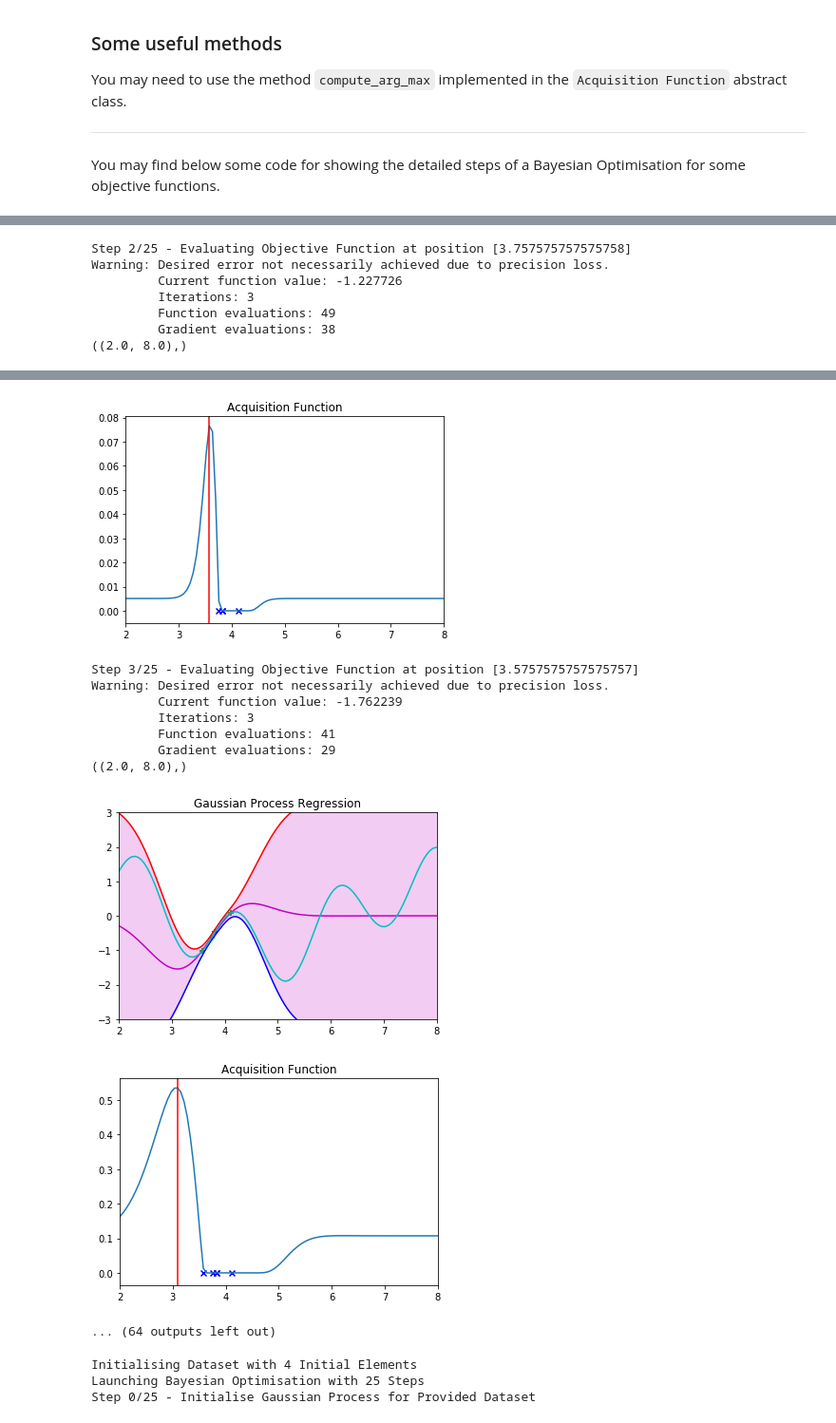
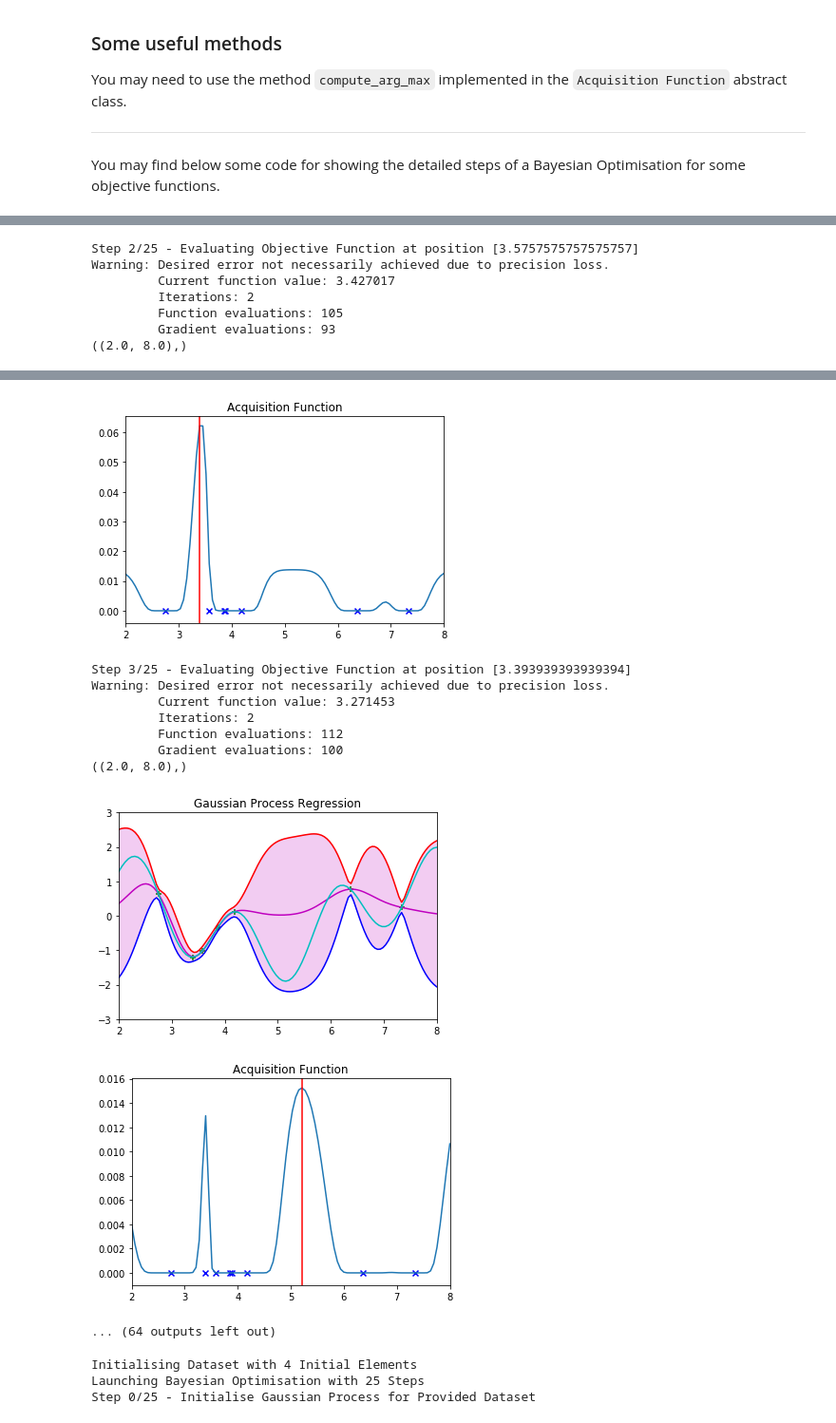
Before and after one commit to FrancisRhysWard/Gaussian-Processes, a Jupyter notebook: bayesian_optimisation.ipynb, the cells around one changed output, grey strips where cells are left out. Shown at 95% size. Saved outputs shown, nothing was run; the diff lists cells and outputs as text; code cells hidden in the pictures.

```diff
--- a/bayesian_optimisation.ipynb
+++ b/bayesian_optimisation.ipynb
@@ -469,7 +473,7 @@ bayesian_optimisation = BayesianOptimisation(
     acquisition_function
 )
 
-number_initial_elements = 1
+number_initial_elements = 4
 print(f"Initialising Dataset with {number_initial_elements} Initial Elements")
 dataset = objective_function.get_random_initial_dataset(number_initial_elements)
 evaluations = objective_function.evaluate(dataset)
@@ -520,7 +524,7 @@ Warning: Desired error not necessarily achieved due to precision loss.
-Step 2/25 - Evaluating Objective Function at position [3.757575757575758]
+Step 2/25 - Evaluating Objective Function at position [3.5757575757575757]
 Warning: Desired error not necessarily achieved due to precision loss.
-         Current function value: -1.227726
-         Iterations: 3
-         Function evaluations: 49
-         Gradient evaluations: 38
+         Current function value: 3.427017
+         Iterations: 2
+         Function evaluations: 105
+         Gradient evaluations: 93
 ((2.0, 8.0),)
@@ -528,13 +532,13 @@ Warning: Desired error not necessarily achieved due to precision loss.
-[figure, old version]
+[figure, new version]
-Step 3/25 - Evaluating Objective Function at position [3.5757575757575757]
+Step 3/25 - Evaluating Objective Function at position [3.393939393939394]
 Warning: Desired error not necessarily achieved due to precision loss.
-         Current function value: -1.762239
-         Iterations: 3
-         Function evaluations: 41
-         Gradient evaluations: 29
+         Current function value: 3.271453
+         Iterations: 2
+         Function evaluations: 112
+         Gradient evaluations: 100
 ((2.0, 8.0),)
-[figure, old version]
+[figure, new version]
-[figure, old version]
+[figure, new version]
 ... (64 outputs left out)
 # %%
 #---------------
```
Also changed, not shown: parts of 10 cells of this notebook.
